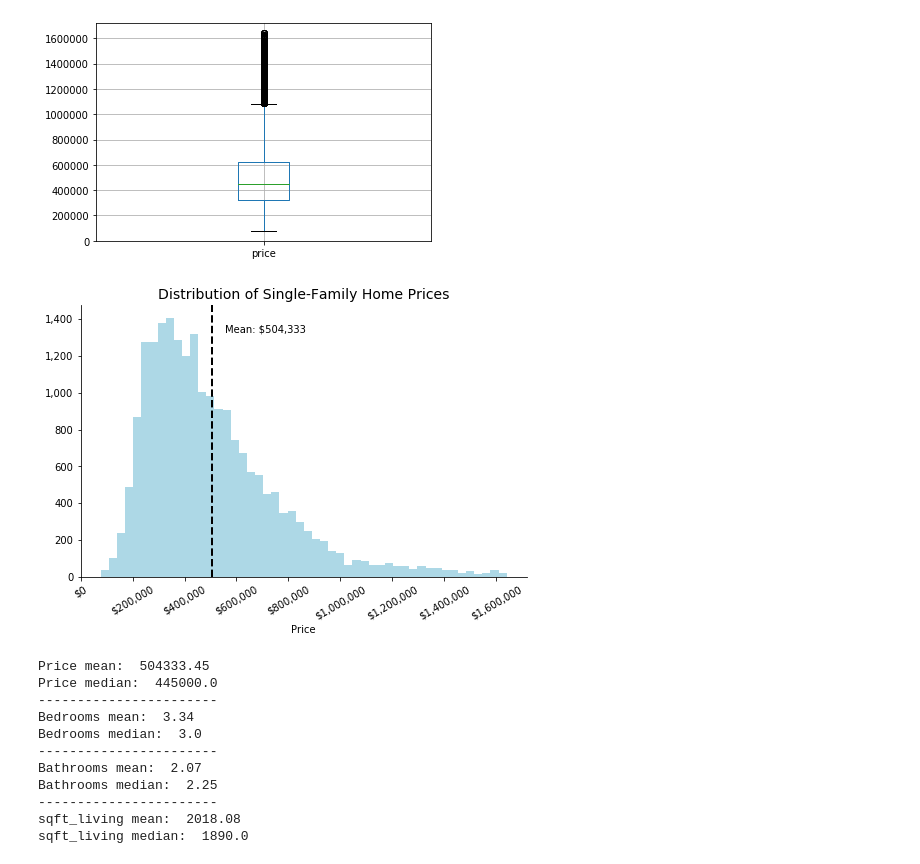
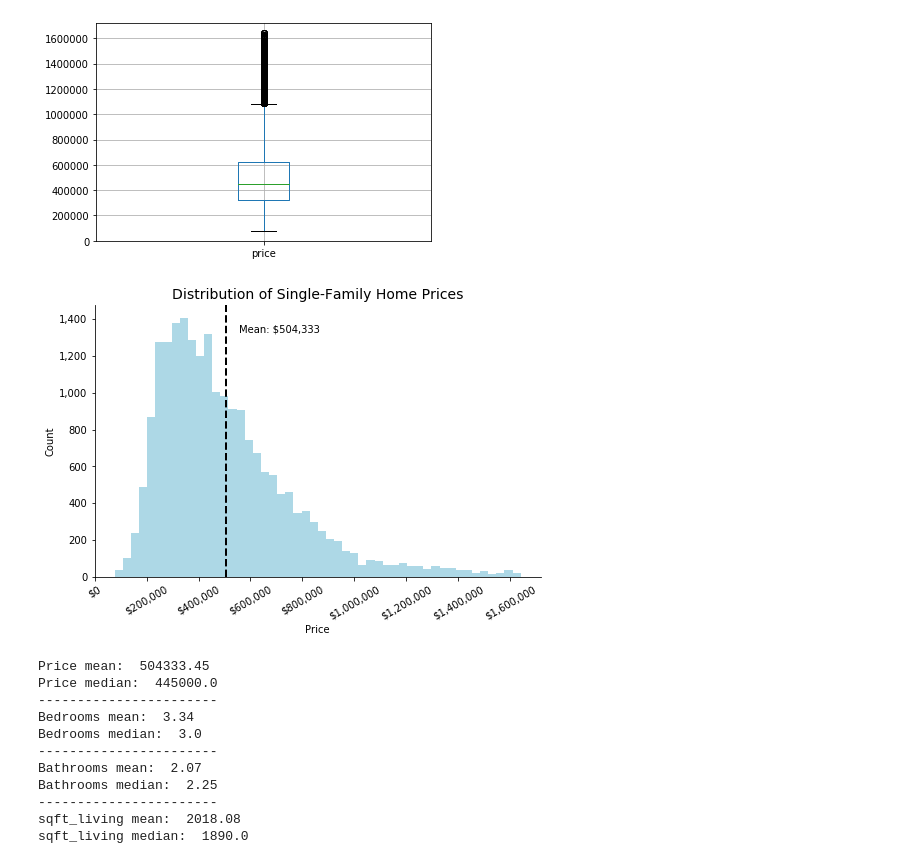
Before and after one commit to magalisolimano/dsc_phase2_project, a Jupyter notebook: phase2project_magalisolimano.ipynb, the cells around one changed output. Cells and saved outputs as stored; diff of their text form; code cells hidden in the pictures.

```diff
--- a/phase2project_magalisolimano.ipynb
+++ b/phase2project_magalisolimano.ipynb
@@ -585,32 +585,33 @@ df_pp.boxplot(column = 'price')
 # %%
 fig, ax = plt.subplots(figsize = (8,5))
 
 df_pp.price.hist(bins=50, facecolor='lightblue')
 
 #add vertical line representing mean price
 plt.axvline(df_pp.price.mean(), color='black', linestyle='dashed', linewidth=2)
 min_ylim, max_ylim = plt.ylim()
 plt.text(df_pp.price.mean()*1.1, max_ylim*0.9, 'Mean: ${:,.0f}'.format(df_pp.price.mean()))
 
-#format xticks
+#format xticks and x-axis
 ax.xaxis.set_major_formatter(StrMethodFormatter('${x:,.0f}'))
 plt.xticks(rotation=30)
 plt.xlabel('Price')
 
-#format yticks
+#format yticks and y-axis
 ax.yaxis.set_major_formatter(StrMethodFormatter('{x:,.0f}'))
+plt.ylabel('Count')
 
 #remove grid line
 plt.grid(False)
 ax.spines['top'].set_visible(False)
 ax.spines['right'].set_visible(False)
 
 #title
 plt.title('Distribution of Single-Family Home Prices', fontsize=14)
 
 plt.show;
 # %% [output]
-[figure, old version]
+[figure, new version]
 # %%
 # Mean vs median values for price, bedrooms, bathrooms, sqft_living
 print('Price mean: ', df_pp.price.mean().round(2))
```
Also changed, not shown: parts of 18 cells of this notebook.
